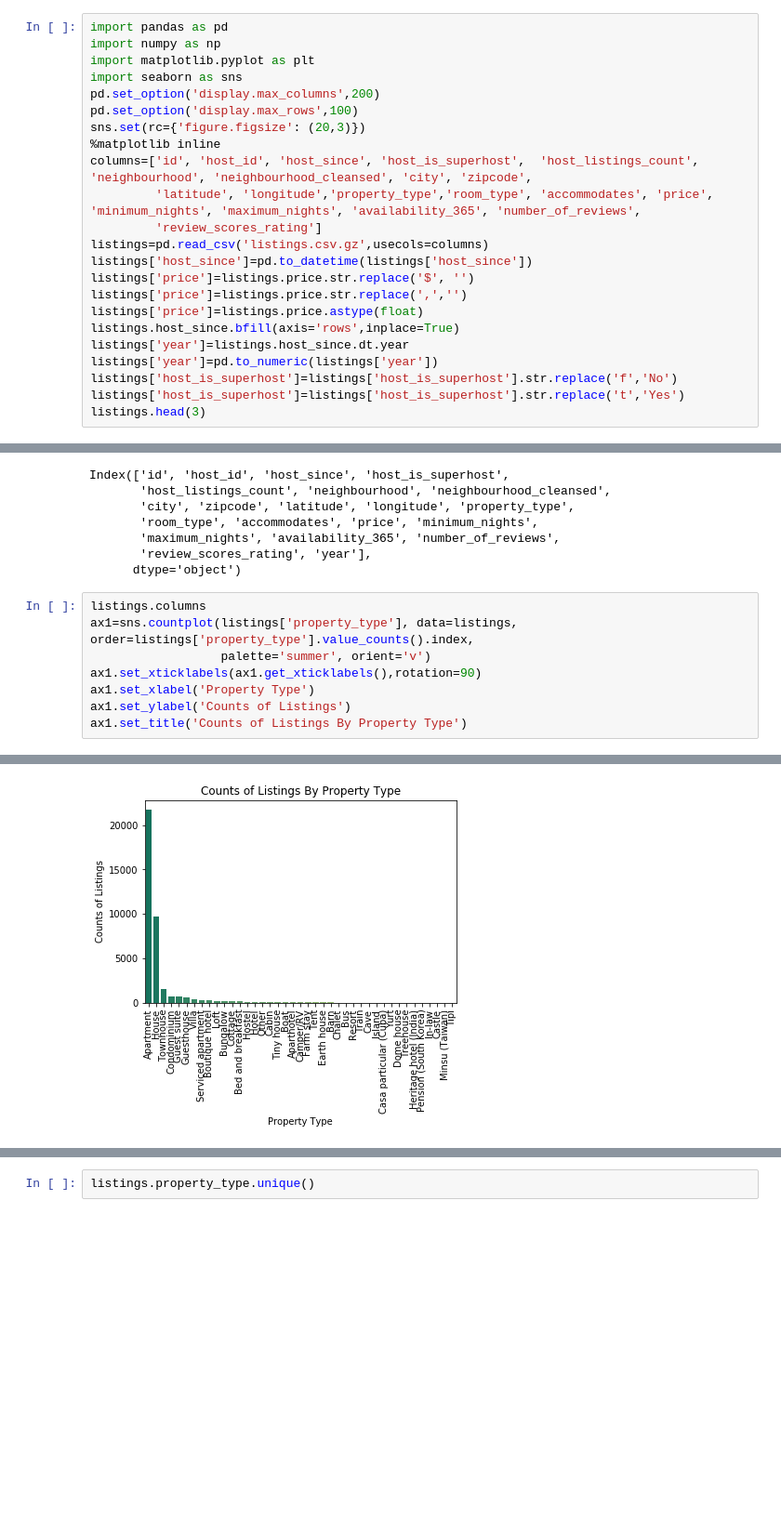
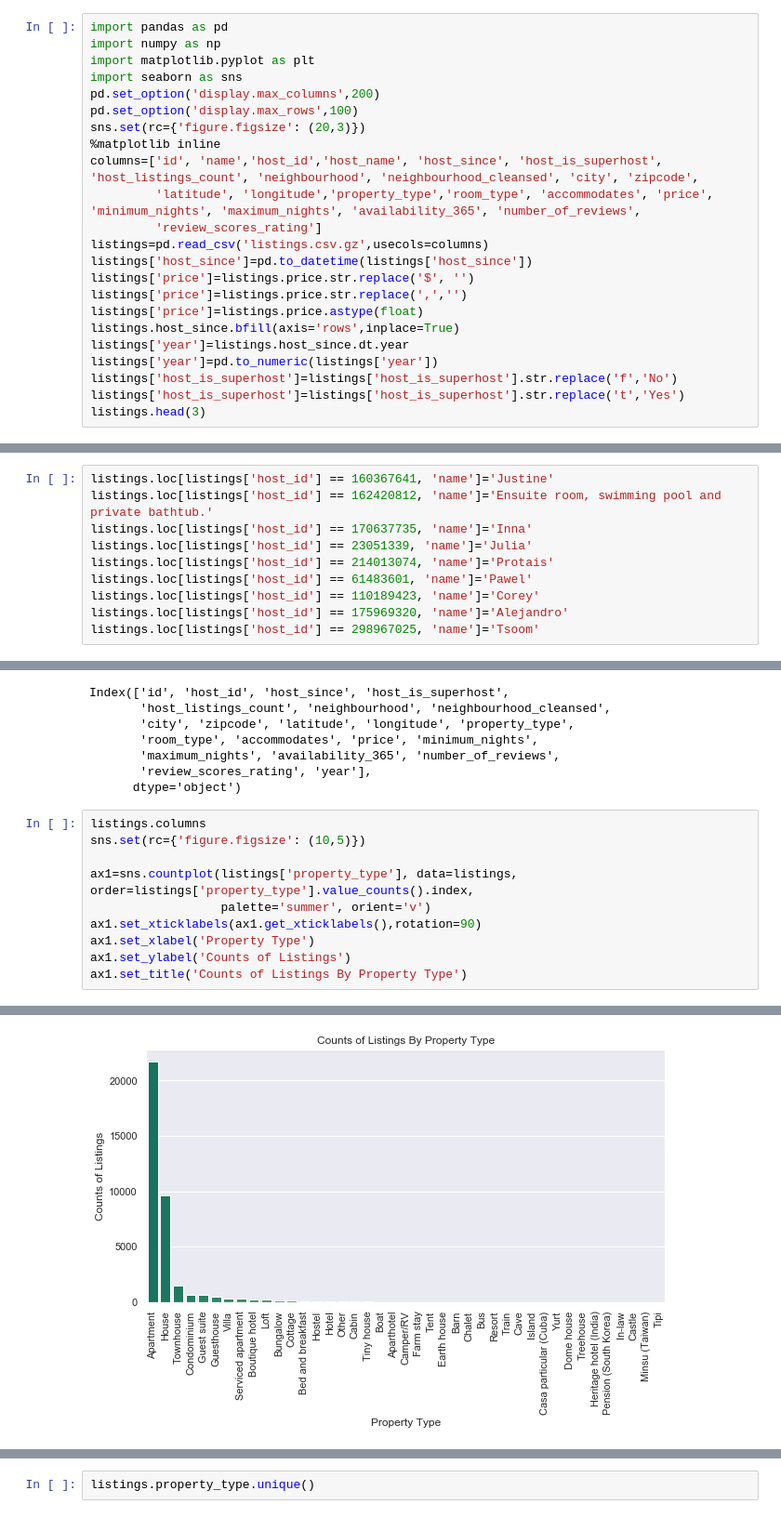
Before and after one commit to khwajajalal/Capstone2, a Jupyter notebook: Listings.ipynb, the cells around one changed output, grey strips where cells are left out. Shown: that part at 93% size. Drawn from its saved outputs; the diff is of its cells as text; blank space fills up the shorter version.

```diff
--- a/Listings.ipynb
+++ b/Listings.ipynb
@@ -7,7 +7,7 @@ pd.set_option('display.max_columns',200)
 pd.set_option('display.max_rows',100)
 sns.set(rc={'figure.figsize': (20,3)})
 %matplotlib inline
-columns=['id', 'host_id', 'host_since', 'host_is_superhost',  'host_listings_count', 'neighbourhood', 'neighbourhood_cleansed', 'city', 'zipcode',
+columns=['id', 'name','host_id','host_name', 'host_since', 'host_is_superhost',  'host_listings_count', 'neighbourhood', 'neighbourhood_cleansed', 'city', 'zipcode',
          'latitude', 'longitude','property_type','room_type', 'accommodates', 'price', 'minimum_nights', 'maximum_nights', 'availability_365', 'number_of_reviews',
          'review_scores_rating']
 listings=pd.read_csv('listings.csv.gz',usecols=columns)
@@ -29,3 +29,13 @@ listings.head(3)
+# %%
+listings.loc[listings['host_id'] == 160367641, 'name']='Justine'
+listings.loc[listings['host_id'] == 162420812, 'name']='Ensuite room, swimming pool and private bathtub.'
+listings.loc[listings['host_id'] == 170637735, 'name']='Inna'
+listings.loc[listings['host_id'] == 23051339, 'name']='Julia'
+listings.loc[listings['host_id'] == 214013074, 'name']='Protais'
+listings.loc[listings['host_id'] == 61483601, 'name']='Pawel'
+listings.loc[listings['host_id'] == 110189423, 'name']='Corey'
+listings.loc[listings['host_id'] == 175969320, 'name']='Alejandro'
+listings.loc[listings['host_id'] == 298967025, 'name']='Tsoom'
 # %%
 # listings.year.value_counts(ascending=True)
 listings.year.value_counts(ascending=True).sort_index().plot(kind='bar')
@@ -137,15 +147,17 @@ Index(['id', 'host_id', 'host_since', 'host_is_superhost',
       dtype='object')
 # %%
 listings.columns
+sns.set(rc={'figure.figsize': (10,5)})
+
 ax1=sns.countplot(listings['property_type'], data=listings, order=listings['property_type'].value_counts().index,
                   palette='summer', orient='v')
 ax1.set_xticklabels(ax1.get_xticklabels(),rotation=90)
 ax1.set_xlabel('Property Type')
 ax1.set_ylabel('Counts of Listings')
 ax1.set_title('Counts of Listings By Property Type')
 # %% [output]
 Text(0.5, 1.0, 'Counts of Listings By Property Type')
-[figure, old version]
+[figure, new version]
 # %%
 listings.columns
 ax1=sns.countplot(listings['room_type'], data=listings, order=listings['room_type'].value_counts().index,
```
Also changed, not shown: parts of 15 cells of this notebook, 1 other file.
